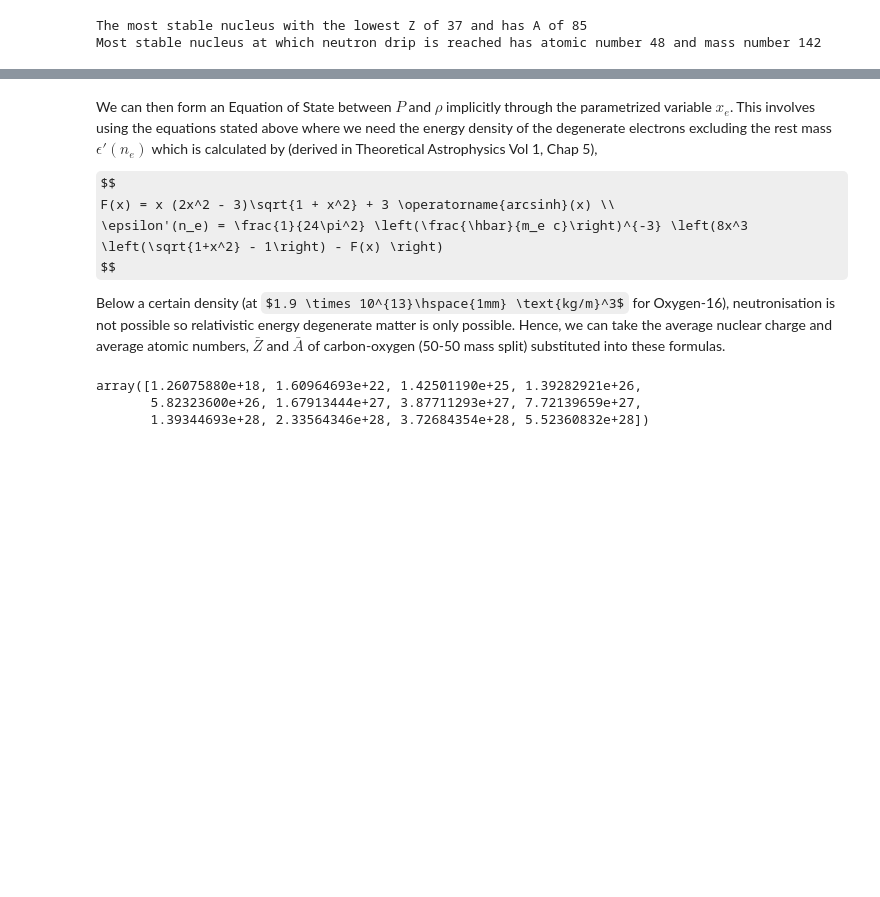
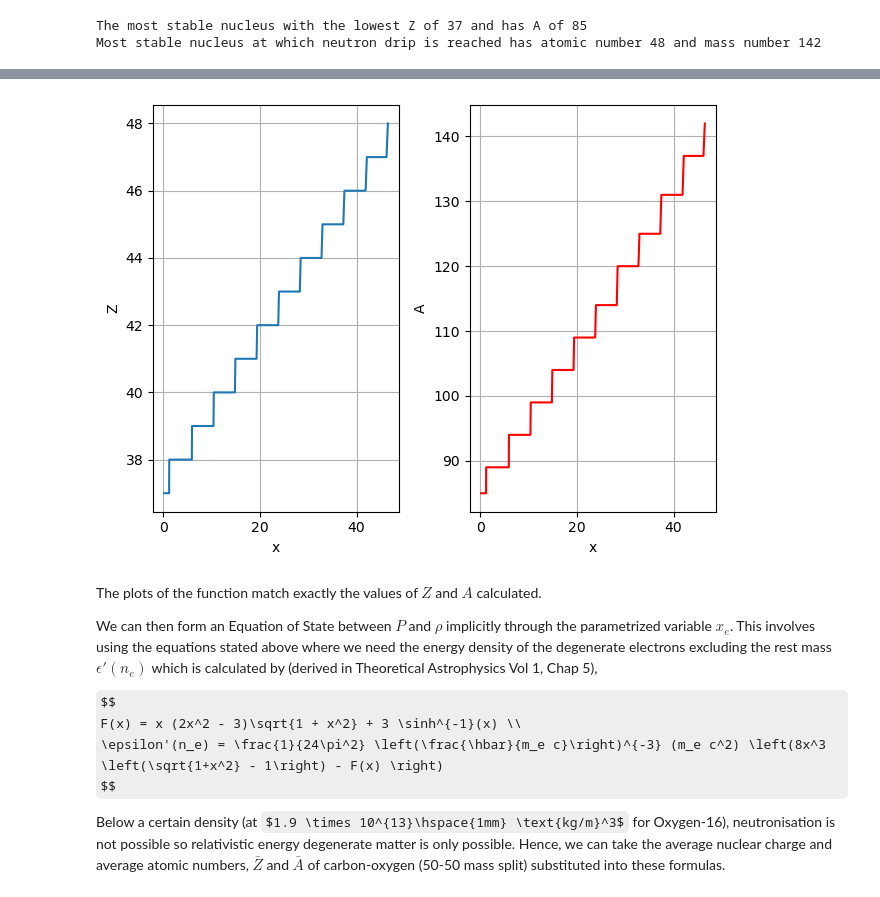
Before and after one commit to milkshake-vinegar/White-Dwarf-Structure-and-Modelling, a Jupyter notebook: WD_MRcurve&structure.ipynb, the cells around one changed output, grey strips where cells are left out. Cells and saved outputs as stored; diff of their text form; code cells hidden in the pictures; some formulas as TeX source; blank space fills up the shorter version.

```diff
--- a/WD_MRcurve&structure.ipynb
+++ b/WD_MRcurve&structure.ipynb
@@ -776,27 +768,40 @@ plt.tight_layout()
-# %%
-def Z(x):
-    rho_arr = np.logspace(7, 15, 10**3)
-    xc_arr = (rho_arr/(mu_e * B))**(1/3)
-    Z_arr = np.array(Z_list)
-    Z_arr, unique_idx = np.unique(Z_arr, return_index=True)
-    xc_arr = xc_arr[unique_idx]
-    cs = CubicSpline(xc_arr, Z_arr, k=1)
-    return np.round(cs(x))
-
-def A(x):
-    rho_arr = np.logspace(7, 15, 10**3)
-    xc_arr = (rho_arr/(mu_e * B))**(1/3)
-    A_arr = np.array(A_list)
-    A_arr, unique_idx = np.unique(A_arr, return_index=True)
-    xc_arr = xc_arr[unique_idx]
-    cs = CubicSpline(xc_arr, A_arr)
-    return np.round(cs(x))
+# %%
+def Z(x):
+    rho_arr = np.logspace(7, 15, 10**3)
+    xc_arr = (rho_arr/(mu_e * B))**(1/3)
+    xc_arr = xc_arr[:len(Z_list)]  #so xc_arr has the same length as Z_list (remember that the loop breaks when neutron drip is reached at a certain value of x)
+    cs = CubicSpline(xc_arr, Z_list)
+    return np.round(cs(x))
+
+def A(x):
+    rho_arr = np.logspace(7, 15, 10**3)
+    xc_arr = (rho_arr/(mu_e * B))**(1/3)
+    xc_arr = xc_arr[:len(A_list)]
+    cs = CubicSpline(xc_arr, A_list)
+    return np.round(cs(x))
+# %%
+plt.subplot(1,2,1)
+plt.plot(xc_arr[:len(Z_list)], Z(xc_arr[:len(Z_list)]))
+plt.xlabel('x')
+plt.ylabel('Z')
+plt.grid()
+
+plt.subplot(1,2,2)
+plt.plot(xc_arr[:len(A_list)], A(xc_arr[:len(Z_list)]), color='red')
+plt.xlabel('x')
+plt.ylabel('A')
+plt.grid()
+plt.tight_layout()
+# %% [output]
+[figure, added]
 # %% [markdown]
+The plots of the function match exactly the values of $Z$ and $A$ calculated.
+
 We can then form an Equation of State between $P$ and $\rho$ implicitly through the parametrized variable $x_e$. This involves using the equations stated above where we need the energy density of the degenerate electrons excluding the rest mass $\epsilon'(n_e)$ which is calculated by (derived in Theoretical Astrophysics Vol 1, Chap 5),
 
 $$
-F(x) = x (2x^2 - 3)\sqrt{1 + x^2} + 3 \operatorname{arcsinh}(x) \\
-\epsilon'(n_e) = \frac{1}{24\pi^2} \left(\frac{\hbar}{m_e c}\right)^{-3} \left(8x^3 \left(\sqrt{1+x^2} - 1\right) - F(x) \right)
+F(x) = x (2x^2 - 3)\sqrt{1 + x^2} + 3 \sinh^{-1}(x) \\
+\epsilon'(n_e) = \frac{1}{24\pi^2} \left(\frac{\hbar}{m_e c}\right)^{-3} (m_e c^2) \left(8x^3 \left(\sqrt{1+x^2} - 1\right) - F(x) \right)
 $$
 
 Below a certain density (at $1.9 \times 10^{13}\hspace{1mm} \text{kg/m}^3$ for Oxygen-16), neutronisation is not possible so relativistic energy degenerate matter is only possible. Hence, we can take the average nuclear charge and average atomic numbers, $\bar{Z}$ and $\bar{A}$ of carbon-oxygen (50-50 mass split) substituted into these formulas.
@@ -833,6 +807,0 @@ def P_EOS(x):
-# %%
-P_EOS(xc_arr)
-# %% [output]
-array([1.26075880e+18, 1.60964693e+22, 1.42501190e+25, 1.39282921e+26,
-       5.82323600e+26, 1.67913444e+27, 3.87711293e+27, 7.72139659e+27,
-       1.39344693e+28, 2.33564346e+28, 3.72684354e+28, 5.52360832e+28])
```
Also changed, not shown: parts of 6 cells of this notebook.
